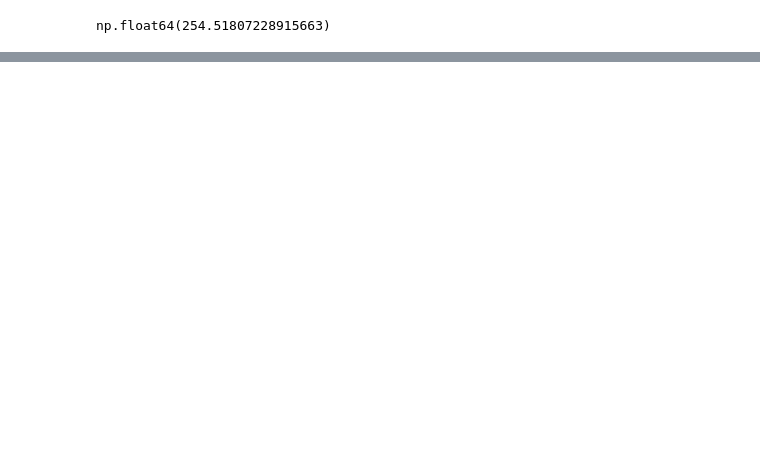
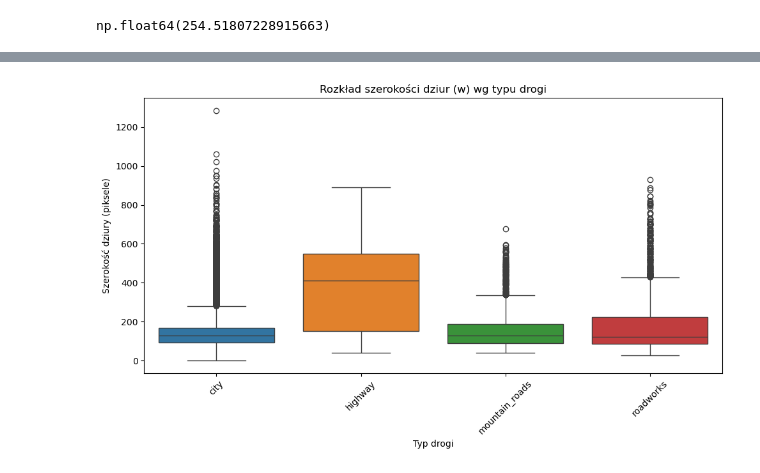
Before and after one commit to adis92202/CarVision_MGR, a Jupyter notebook: notebooks/eda.ipynb, the cells around one changed output, grey strips where cells are left out. Saved outputs shown, nothing was run; the diff lists cells and outputs as text; code cells hidden in the pictures; blank space fills up the shorter version.

```diff
--- a/notebooks/eda.ipynb
+++ b/notebooks/eda.ipynb
@@ -104,0 +378,26 @@ np.float64(254.51807228915663)
+# %%
+data_list = []
+
+for category in os.listdir(metadata_base_dir):
+    category_path = os.path.join(metadata_base_dir, category)
+    if os.path.isdir(category_path):
+        for file in os.listdir(category_path):
+            file_path = os.path.join(category_path, file)
+            with open(file_path, "r", encoding="utf-8") as f:
+                json_data = json.load(f)
+
+                # road_type wyliczamy z category (nazwa folderu)
+                road_type = category.split("_")[0]
+                if road_type == "mountain":
+                    road_type = "mountain_roads"
+
+                for key, entry in json_data["metadata"].items():
+                    x, y, w, h = entry["xy"][1:]
+                    x1, y1 = x, y
+                    x2, y2 = x + w, y + h
+                    w_val = x2 - x1
+                    h_val = y2 - y1
+
+                    data_list.append({"road_type": road_type, "w": w_val, "h": h_val})
+
+df_meta = pd.DataFrame(data_list)
@@ -104,0 +414,9 @@ np.float64(254.51807228915663)
+# %%
+road_type_order = {
+    "highway": 1,
+    "roadworks": 2,
+    "city": 3,
+    "mountain_roads": 4,
+}
+
+df_meta["road_type_num"] = df_meta["road_type"].map(road_type_order)
@@ -104,0 +447,11 @@ np.float64(254.51807228915663)
+# %%
+plt.figure(figsize=(10, 6))
+sns.boxplot(data=df_meta, x="road_type", y="w", hue="road_type", legend=False)
+plt.title("Rozkład szerokości dziur (w) wg typu drogi")
+plt.xlabel("Typ drogi")
+plt.ylabel("Szerokość dziury (piksele)")
+plt.xticks(rotation=45)
+plt.tight_layout()
+plt.show()
+# %% [output]
+[figure, added]
```
Also changed, not shown: parts of 29 cells of this notebook.
